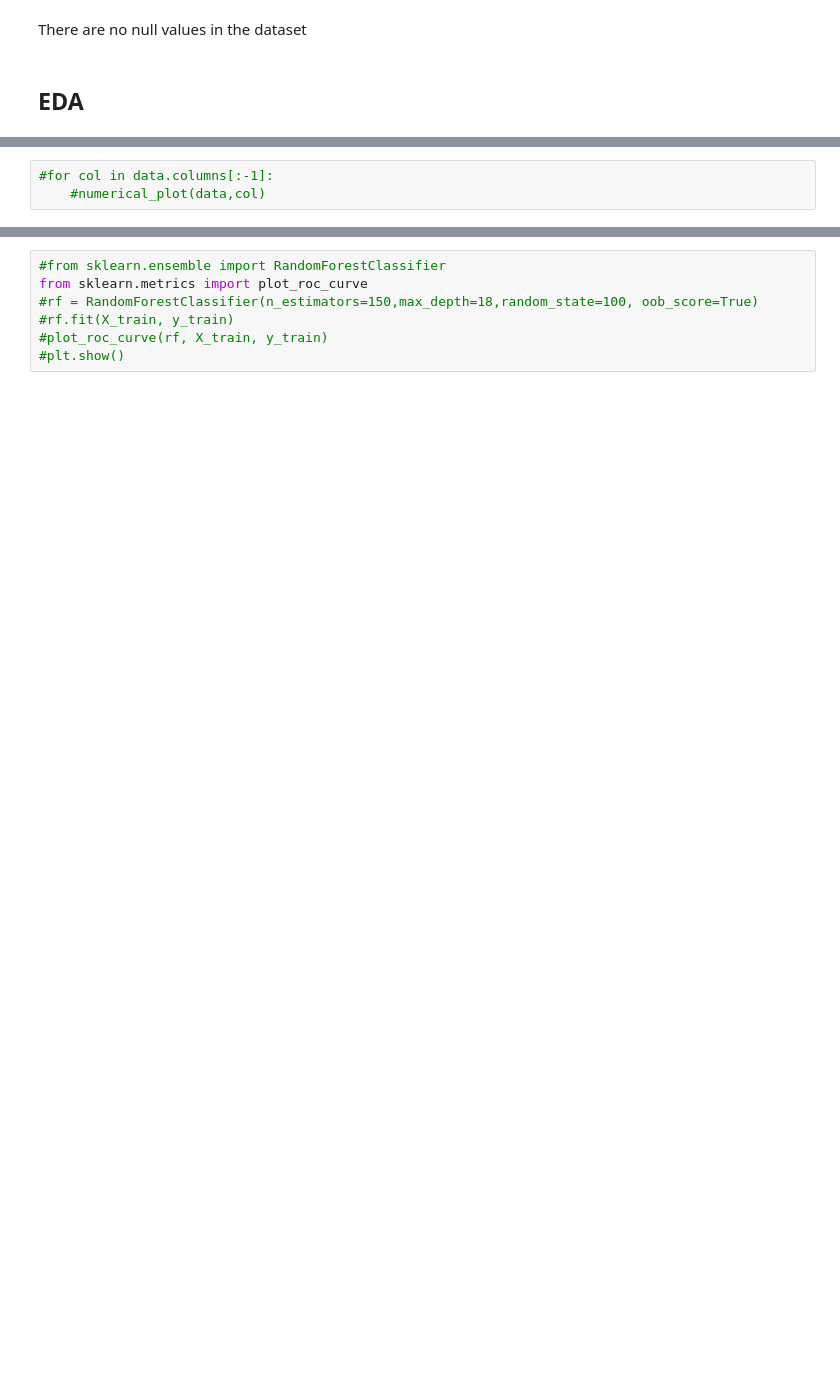
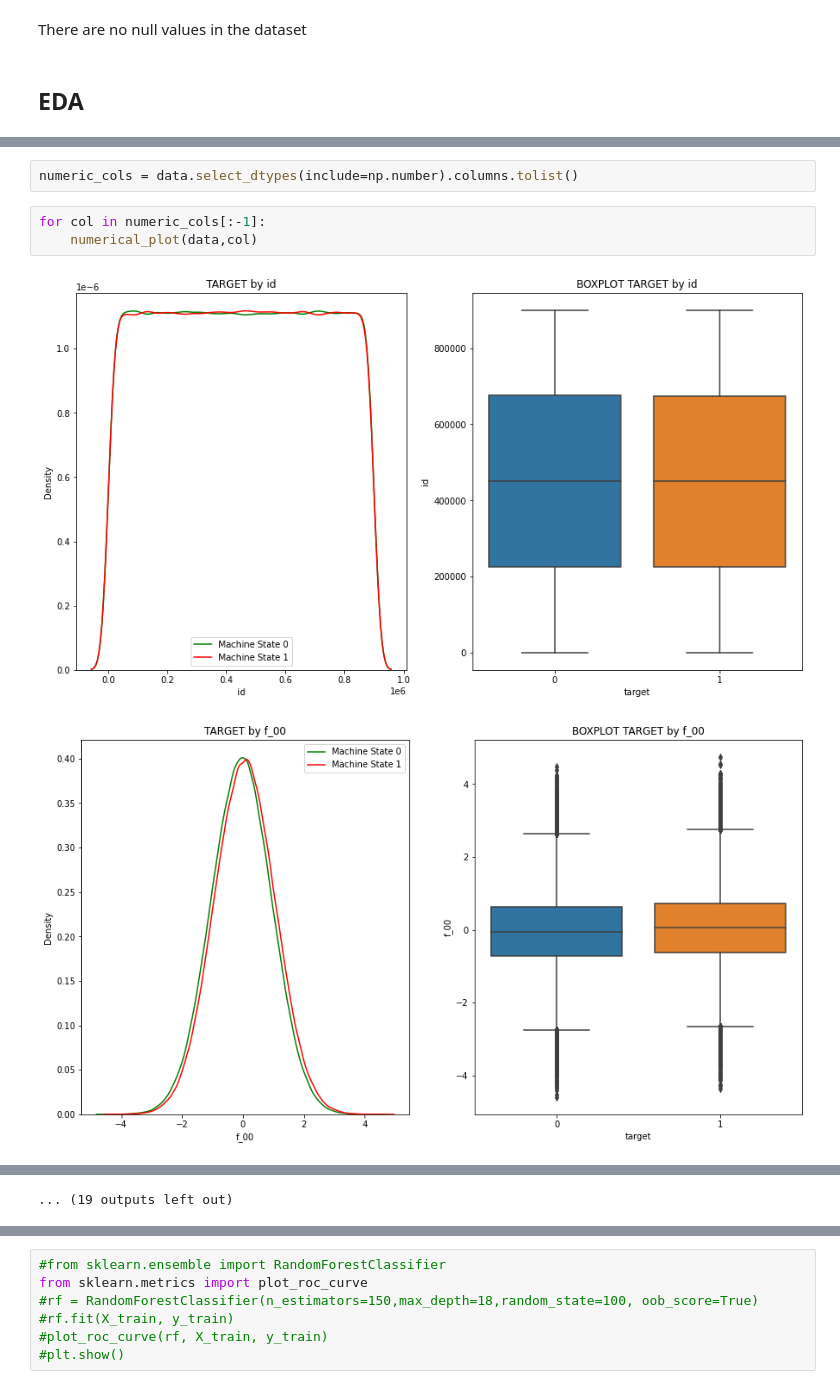
Before and after one commit to akanshakhandelwal/Kaggle, a Jupyter notebook: may-tableground-1.ipynb, the cells around one changed output, grey strips where cells are left out. Drawn from its saved outputs; the diff is of its cells as text; blank space fills up the shorter version.

```diff
--- a/may-tableground-1.ipynb
+++ b/may-tableground-1.ipynb
@@ -112,3 +126,8 @@ def numerical_plot(data,colname):
+# %%
+numeric_cols = data.select_dtypes(include=np.number).columns.tolist()
 # %%
-#for col in data.columns[:-1]:
-    #numerical_plot(data,col)
+for col in numeric_cols[:-1]:
+    numerical_plot(data,col)
+# %% [output]
+[figure, added]
+[figure, added]
@@ -114,0 +144 @@ def numerical_plot(data,colname):
+... (19 outputs left out)
```
Also changed, not shown: parts of 19 cells of this notebook.
